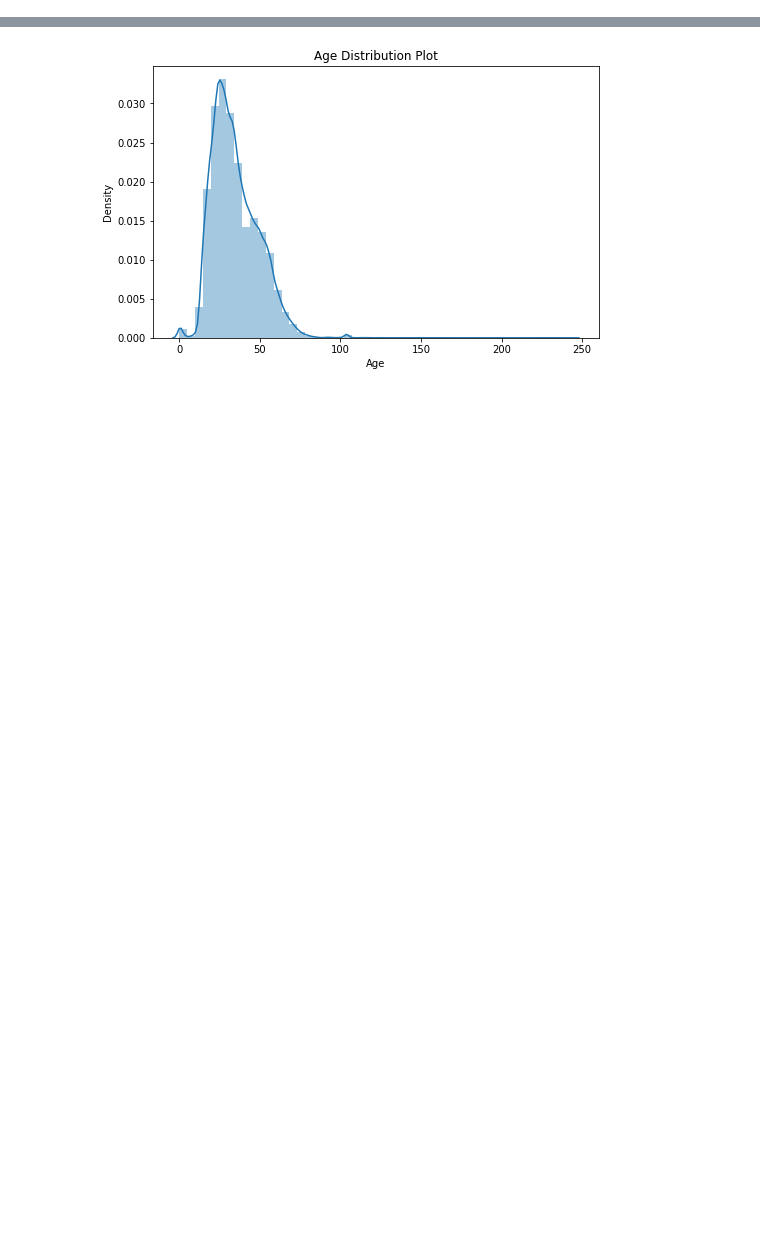
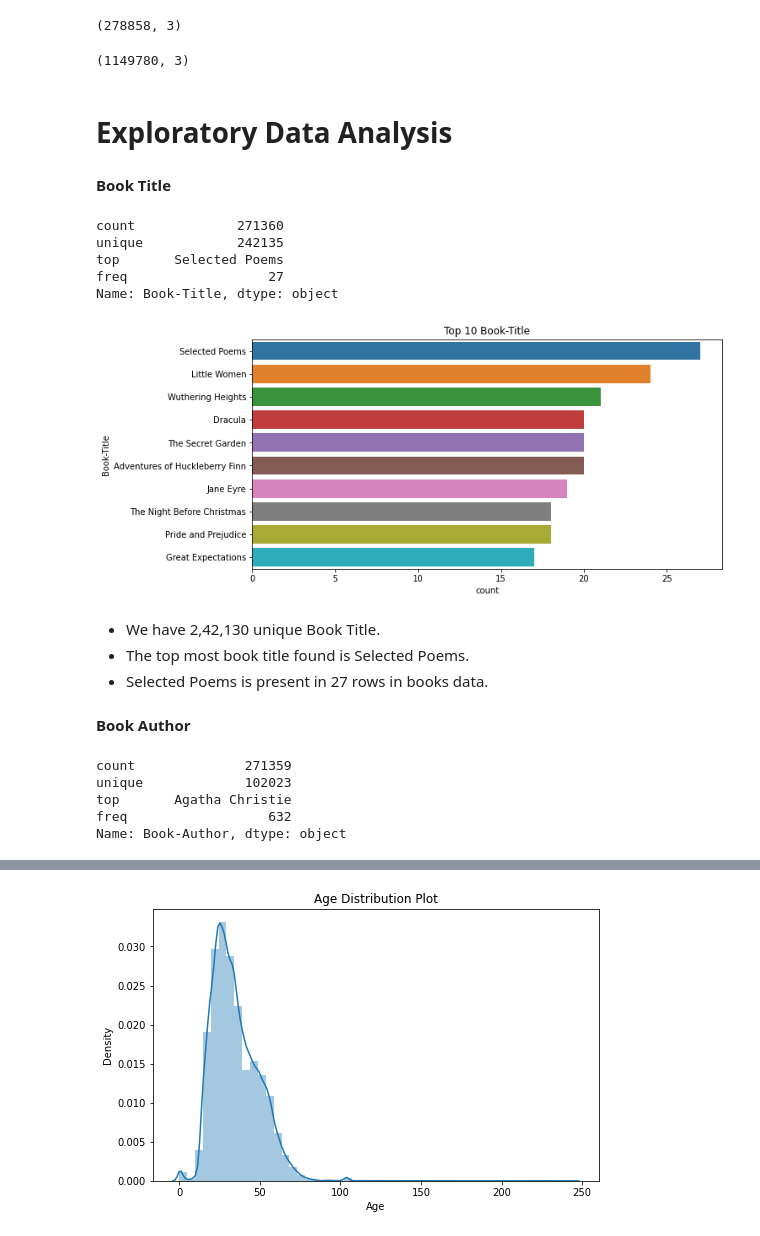
Before and after one commit to Aaryant31/Book-Recommendation-System, a Jupyter notebook: Rahul_Kumar_Soni_Book_Recommendation_System.ipynb, the cells around one changed output, grey strips where cells are left out. Cells and saved outputs as stored; diff of their text form; code cells hidden in the pictures; blank space fills up the shorter version.

```diff
--- a/Rahul_Kumar_Soni_Book_Recommendation_System.ipynb
+++ b/Rahul_Kumar_Soni_Book_Recommendation_System.ipynb
@@ -352,0 +42,4 @@ plt.xticks(rotation=90)
+# %%
+# Books Data
+book_df= pd.read_csv('/content/drive/MyDrive/Almabetter/Book Recommender System/DAT/Books.csv')
+book_df.head()
@@ -352,0 +87,43 @@ plt.xticks(rotation=90)
+# %%
+#Shape of users data
+print(users_df.shape)
+# %% [output]
+(278858, 3)
+# %%
+#Shape of ratings data
+print(ratings_df.shape)
+# %% [output]
+(1149780, 3)
+# %% [markdown]
+# **Exploratory Data Analysis**
+# %% [markdown]
+**Book Title**
+# %%
+book_df['Book-Title'].describe()
+# %% [output]
+count             271360
+unique            242135
+top       Selected Poems
+freq                  27
+Name: Book-Title, dtype: object
+# %%
+plt.figure(figsize=(10,5))
+sns.countplot(y='Book-Title',data=book_df, order=pd.value_counts(book_df['Book-Title']).iloc[:10].index)
+plt.title('Top 10 Book-Title')
+plt.show()
+# %% [output]
+[figure, added]
+# %% [markdown]
+* We have 2,42,130 unique Book Title.
+* The top most book title found is Selected Poems.
+* Selected Poems is present in 27 rows in books data.
+# %% [markdown]
+**Book Author**
+# %%
+book_df['Book-Author'].describe()
+# %% [output]
+count              271359
+unique             102023
+top       Agatha Christie
+freq                  632
+Name: Book-Author, dtype: object
```
Also changed, not shown: parts of 167 cells of this notebook.
